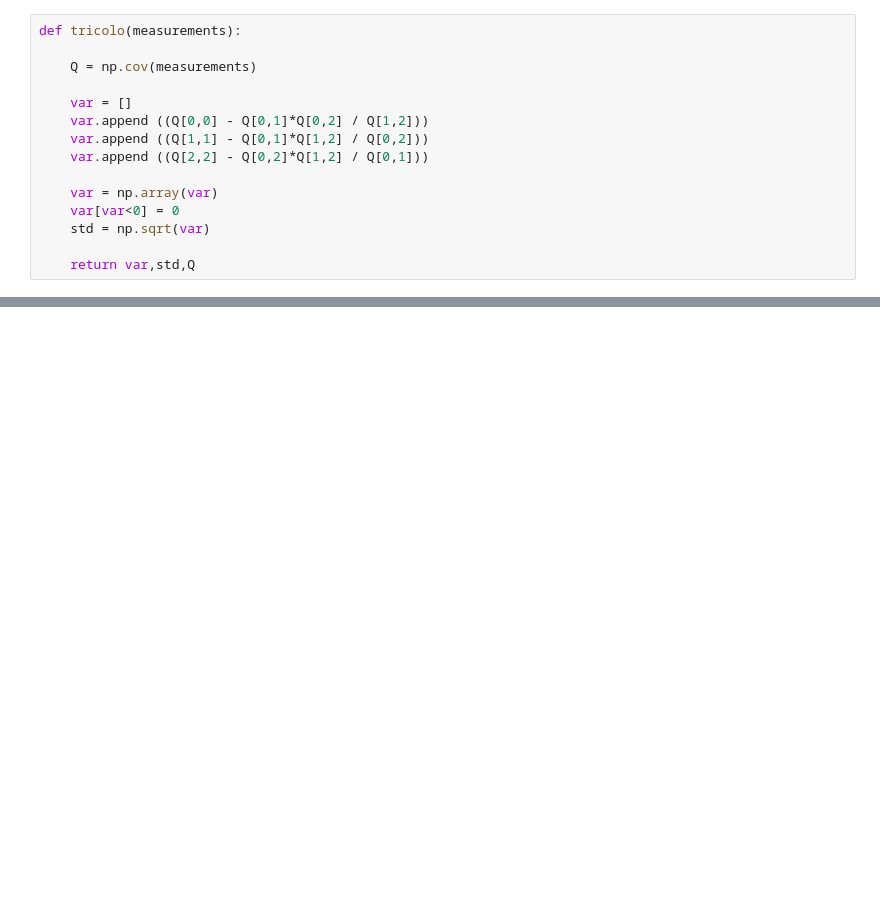
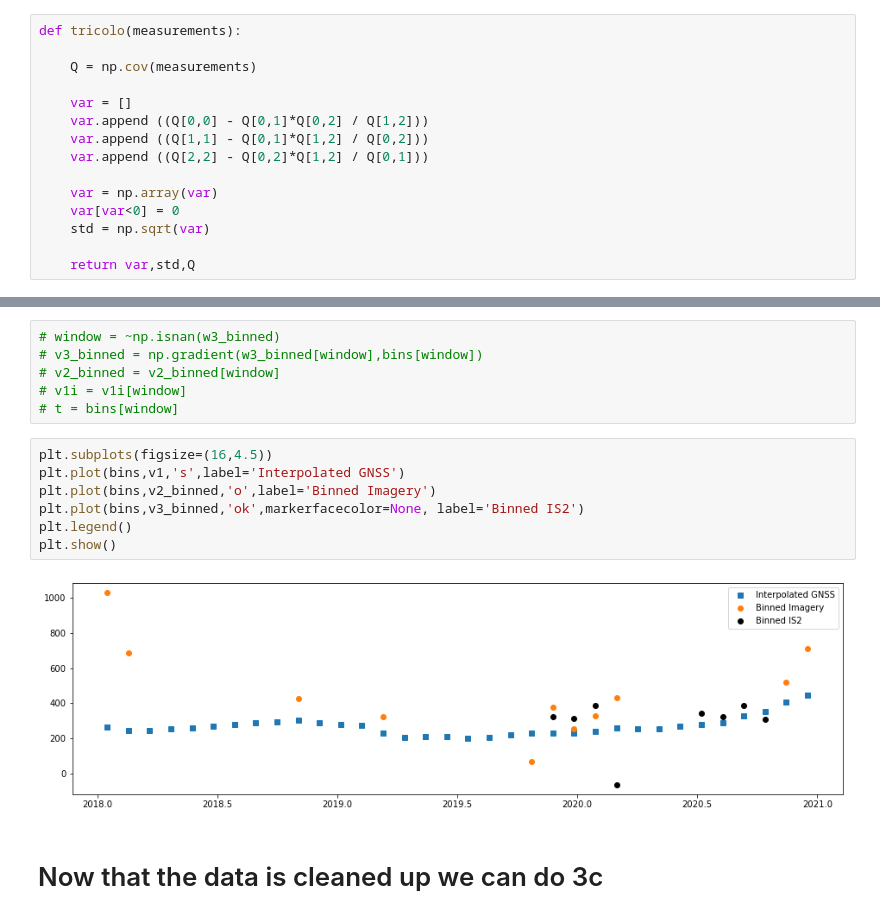
Before and after one commit to bradlipovsky/triple-collocation, a Jupyter notebook: tricolo.ipynb, the cells around one changed output, grey strips where cells are left out. Drawn from its saved outputs; the diff is of its cells as text; blank space fills up the shorter version.

```diff
--- a/tricolo.ipynb
+++ b/tricolo.ipynb
@@ -90,0 +219,17 @@ plt.plot([0,N_samples],[sigma[2], sigma[2]],'--k')
+# %%
+# window = ~np.isnan(w3_binned)
+# v3_binned = np.gradient(w3_binned[window],bins[window])
+# v2_binned = v2_binned[window]
+# v1i = v1i[window]
+# t = bins[window]
+# %%
+plt.subplots(figsize=(16,4.5))
+plt.plot(bins,v1,'s',label='Interpolated GNSS')
+plt.plot(bins,v2_binned,'o',label='Binned Imagery')
+plt.plot(bins,v3_binned,'ok',markerfacecolor=None, label='Binned IS2')
+plt.legend()
+plt.show()
+# %% [output]
+[figure, added]
+# %% [markdown]
+# Now that the data is cleaned up we can do 3c
```
Also changed, not shown: parts of 16 cells of this notebook.
